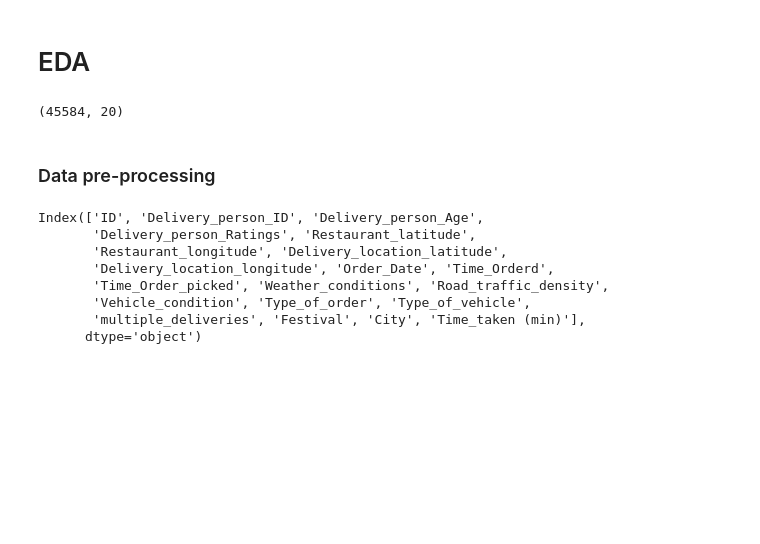
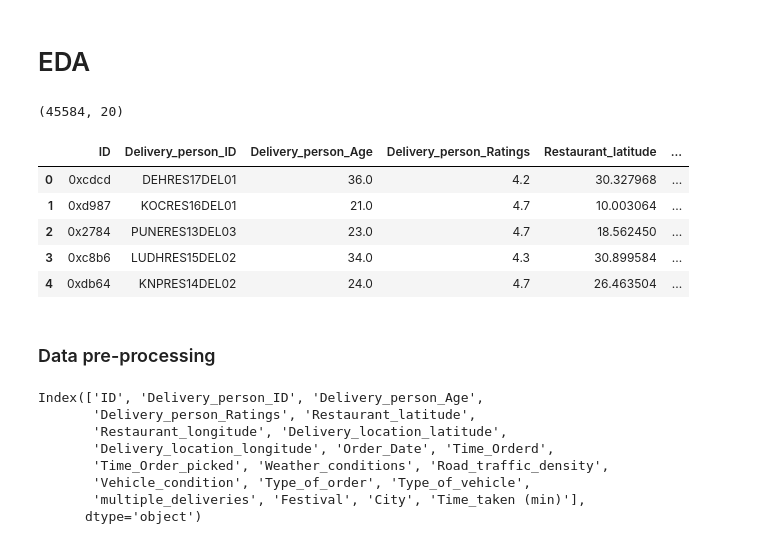
Before and after one commit to SSP972/Delivery_Time_pred, a Jupyter notebook: Delivery_Time_prediction/notebook/EDA.ipynb, the cells around one changed output. Saved outputs shown, nothing was run; the diff lists cells and outputs as text; code cells hidden in the pictures; blank space fills up the shorter version.

```diff
--- a/Delivery_Time_prediction/notebook/EDA.ipynb
+++ b/Delivery_Time_prediction/notebook/EDA.ipynb
@@ -31,6 +31,15 @@ def unique_value_count(df_data):
 df.shape
 # %% [output]
 (45584, 20)
+# %%
+df.head()
+# %% [output]
+|  | ID | Delivery_person_ID | Delivery_person_Age | Delivery_person_Ratings | Restaurant_latitude | ... |
+| 0 | 0xcdcd | DEHRES17DEL01 | 36.0 | 4.2 | 30.327968 | ... |
+| 1 | 0xd987 | KOCRES16DEL01 | 21.0 | 4.7 | 10.003064 | ... |
+| 2 | 0x2784 | PUNERES13DEL03 | 23.0 | 4.7 | 18.562450 | ... |
+| 3 | 0xc8b6 | LUDHRES15DEL02 | 34.0 | 4.3 | 30.899584 | ... |
+| 4 | 0xdb64 | KNPRES14DEL02 | 24.0 | 4.7 | 26.463504 | ... |
 # %% [markdown]
 ### Data pre-processing
 # %%
```
Also changed, not shown: parts of 13 cells of this notebook, 11 other files.
